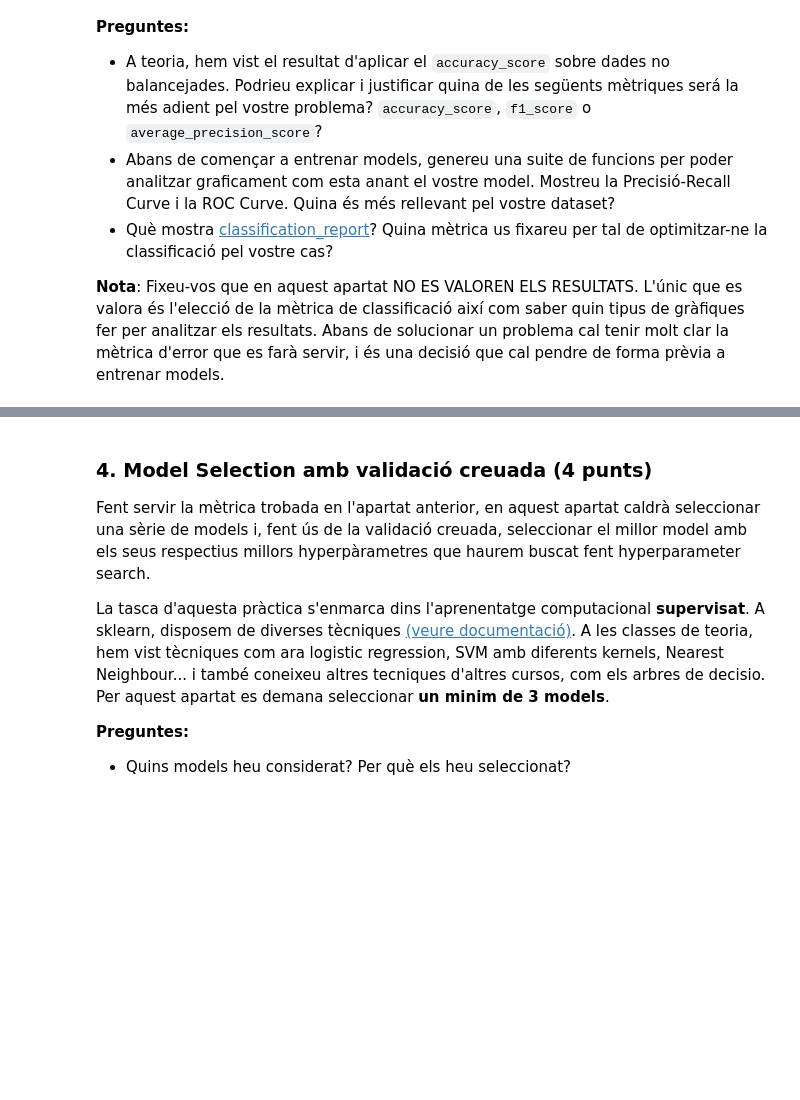
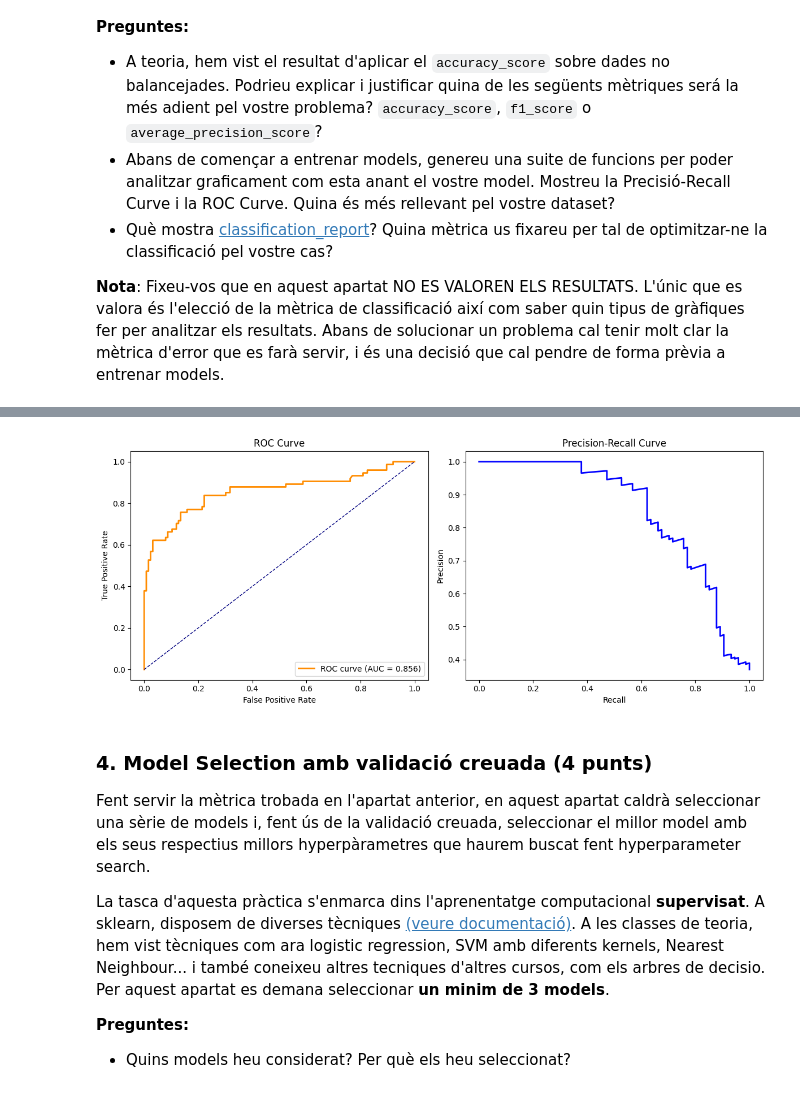
Before and after one commit to rogergc1/apc1, a Jupyter notebook: Practica.ipynb, the cells around one changed output, grey strips where cells are left out. Cells and saved outputs as stored; diff of their text form; code cells hidden in the pictures; blank space fills up the shorter version.

```diff
--- a/Practica.ipynb
+++ b/Practica.ipynb
@@ -186,15 +186,10 @@ X = X.drop(columns=["Name"])  # ja no cal
 # Sex binari amb NaN -> -1
 X["Sex"] = X["Sex"].map({"male": 1, "female": 0}).fillna(-1).astype("int64")
 
-# Embarked com has indicat (C, Q, S). Si és NaN -> -1 a totes tres
-X["EmbarkedC"] = X["Embarked"] == "C"
-X["EmbarkedQ"] = X["Embarked"] == "Q"
-X["EmbarkedS"] = X["Embarked"] == "S"
-emb_na_mask = X["Embarked"].isna()
-X[["EmbarkedC", "EmbarkedQ", "EmbarkedS"]] = (
-    X[["EmbarkedC", "EmbarkedQ", "EmbarkedS"]].astype("int64")
-)
-X.loc[emb_na_mask, ["EmbarkedC", "EmbarkedQ", "EmbarkedS"]] = -1
+# Embarked com has indicat (C, Q, S). Només 0/1; si NaN -> 0 a totes
+X["EmbarkedC"] = (X["Embarked"] == "C").fillna(False).astype("int64")
+X["EmbarkedQ"] = (X["Embarked"] == "Q").fillna(False).astype("int64")
+X["EmbarkedS"] = (X["Embarked"] == "S").fillna(False).astype("int64")
 X = X.drop(columns=["Embarked"])  # ja codificat
 
 # Assegurar tipus de Pclass
@@ -227,4 +222,7 @@ y = df["Survived"].astype("int64")
 
 # Per comoditat, fem servir X com el conjunt preprocessat
 X = X_preprocessed
+
+trainX, trainy = X[:-200], y[:-200]
+testX, testy = X[-200:], y[-200:]
 # %% [output]
@@ -251,3 +237,59 @@ En aquest apartat ens centrarem en les mètriques de classificació ([documentac
 * Què mostra [classification_report](https://scikit-learn.org/stable/modules/generated/sklearn.metrics.classification_report.html)? Quina mètrica us fixareu per tal de optimitzar-ne la classificació pel vostre cas?
 
 **Nota**: Fixeu-vos que en aquest apartat NO ES VALOREN ELS RESULTATS. L'únic que es valora és l'elecció de la mètrica de classificació així com saber quin tipus de gràfiques fer per analitzar els resultats. Abans de solucionar un problema cal tenir molt clar la mètrica d'error que es farà servir, i és una decisió que cal pendre de forma prèvia a entrenar models.
+# %%
+from sklearn.linear_model import LogisticRegression
+from sklearn.metrics import (
+    accuracy_score,
+    f1_score,
+    average_precision_score,
+    classification_report,
+    confusion_matrix,
+)
+
+model = LogisticRegression(max_iter=2000, class_weight="balanced")
+
+model.fit(trainX, trainy)
+# Prediccions i probabilitats
+y_pred = model.predict(testX)
+proba_test = model.predict_proba(testX)[:, 1]
+
+print("\nResultats en test:")
+print({
+    "AP": average_precision_score(testy, proba_test),  # probabilitats
+    "F1": f1_score(testy, y_pred),                     # etiquetes
+    "Accuracy": accuracy_score(testy, y_pred),         # etiquetes
+})
+print("\nClassification report (test):")
+print(classification_report(testy, y_pred, digits=3))
+print("Confusion matrix (test):")
+print(confusion_matrix(testy, y_pred))
+import matplotlib.pyplot as plt
+from sklearn.metrics import roc_curve, auc, precision_recall_curve
+
+# Corba ROC
+fpr, tpr, thresholds = roc_curve(testy, proba_test)
+roc_auc = auc(fpr, tpr)
+
+# Corba Precision-Recall
+precision, recall, pr_thresholds = precision_recall_curve(testy, proba_test)
+
+plt.figure(figsize=(12,5))
+
+plt.subplot(1,2,1)
+plt.plot(fpr, tpr, color='darkorange', lw=2, label=f'ROC curve (AUC = {roc_auc:.3f})')
+plt.plot([0, 1], [0, 1], color='navy', lw=1, linestyle='--')
+plt.xlabel('False Positive Rate')
+plt.ylabel('True Positive Rate')
+plt.title('ROC Curve')
+plt.legend(loc="lower right")
+
+plt.subplot(1,2,2)
+plt.plot(recall, precision, color='blue', lw=2)
+plt.xlabel('Recall')
+plt.ylabel('Precision')
+plt.title('Precision-Recall Curve')
+
+plt.tight_layout()
+plt.show()
+# %% [output]
@@ -254,3 +312,4 @@ En aquest apartat ens centrarem en les mètriques de classificació ([documentac
+[figure, added]
 # %% [markdown]
 ### 4. Model Selection amb validació creuada (4 punts)
 
```
Also changed, not shown: parts of 3 cells of this notebook.
